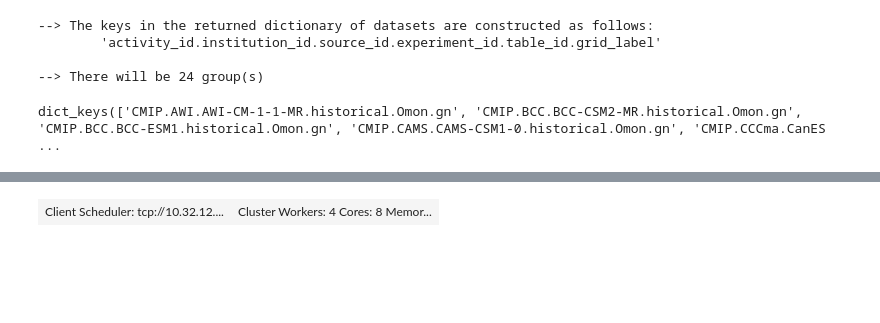
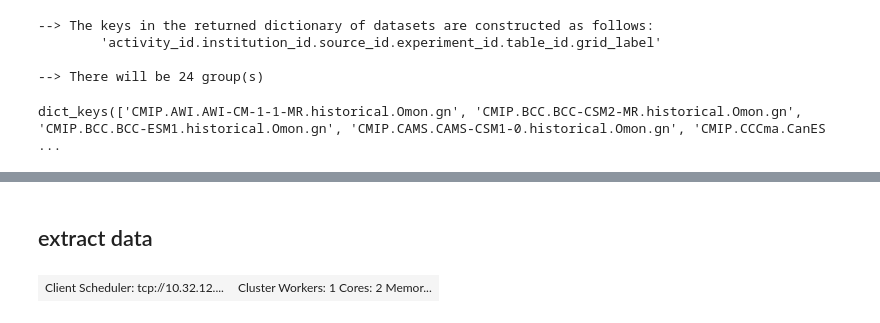
Before and after one commit to mara-freilich/cmip6hack-ocean-bgc, a Jupyter notebook: notebooks/jluo_init_sst.ipynb, the cells around one changed output, grey strips where cells are left out. Drawn from its saved outputs; the diff is of its cells as text; code cells hidden in the pictures; blank space fills up the shorter version.

```diff
--- a/notebooks/jluo_init_sst.ipynb
+++ b/notebooks/jluo_init_sst.ipynb
@@ -237,10 +258,12 @@ model_grids={'CMIP.BCC.BCC-CSM2-MR.historical.Omon.gn': ['lon','lat'],
              'CMIP.NUIST.NESM3.historical.Omon.gn': ['i','j'],
              'CMIP.SNU.SAM0-UNICON.historical.Omon.gn': ['i','j'],
              'CMIP.UA.MCM-UA-1-0.historical.Omon.gn': ['longitude','latitude']}
+# %% [markdown]
+## extract data
 # %%
 from dask.distributed import Client
 
-client = Client("tcp://10.32.12.13:32833")
+client = Client("tcp://10.32.12.52:42891")
 client
 # %% [output]
-| Client Scheduler: tcp://10.32.12.... | Cluster Workers: 4 Cores: 8 Memor... |
+| Client Scheduler: tcp://10.32.12.... | Cluster Workers: 1 Cores: 2 Memor... |
```
Also changed, not shown: parts of 13 cells of this notebook.
